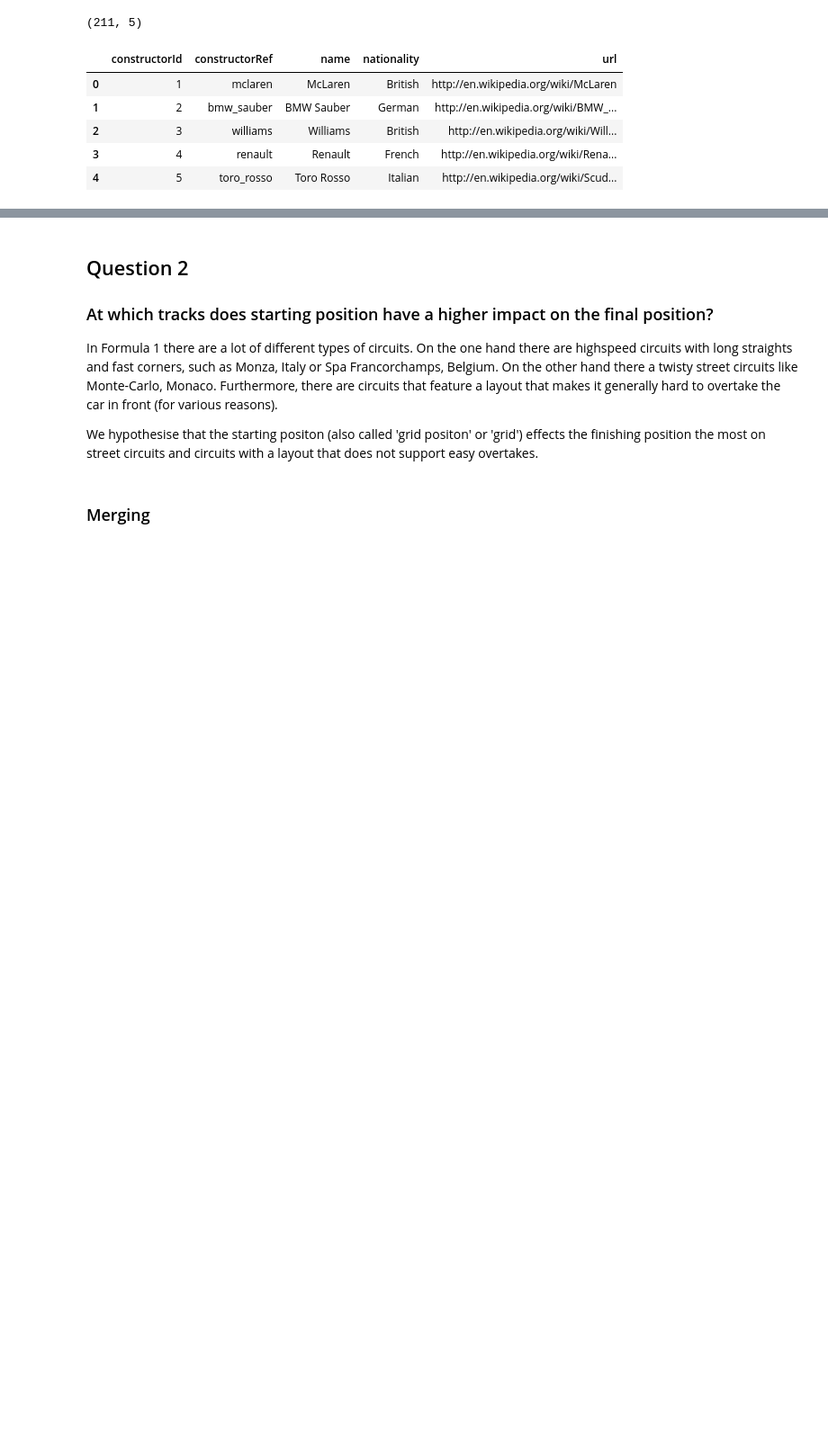
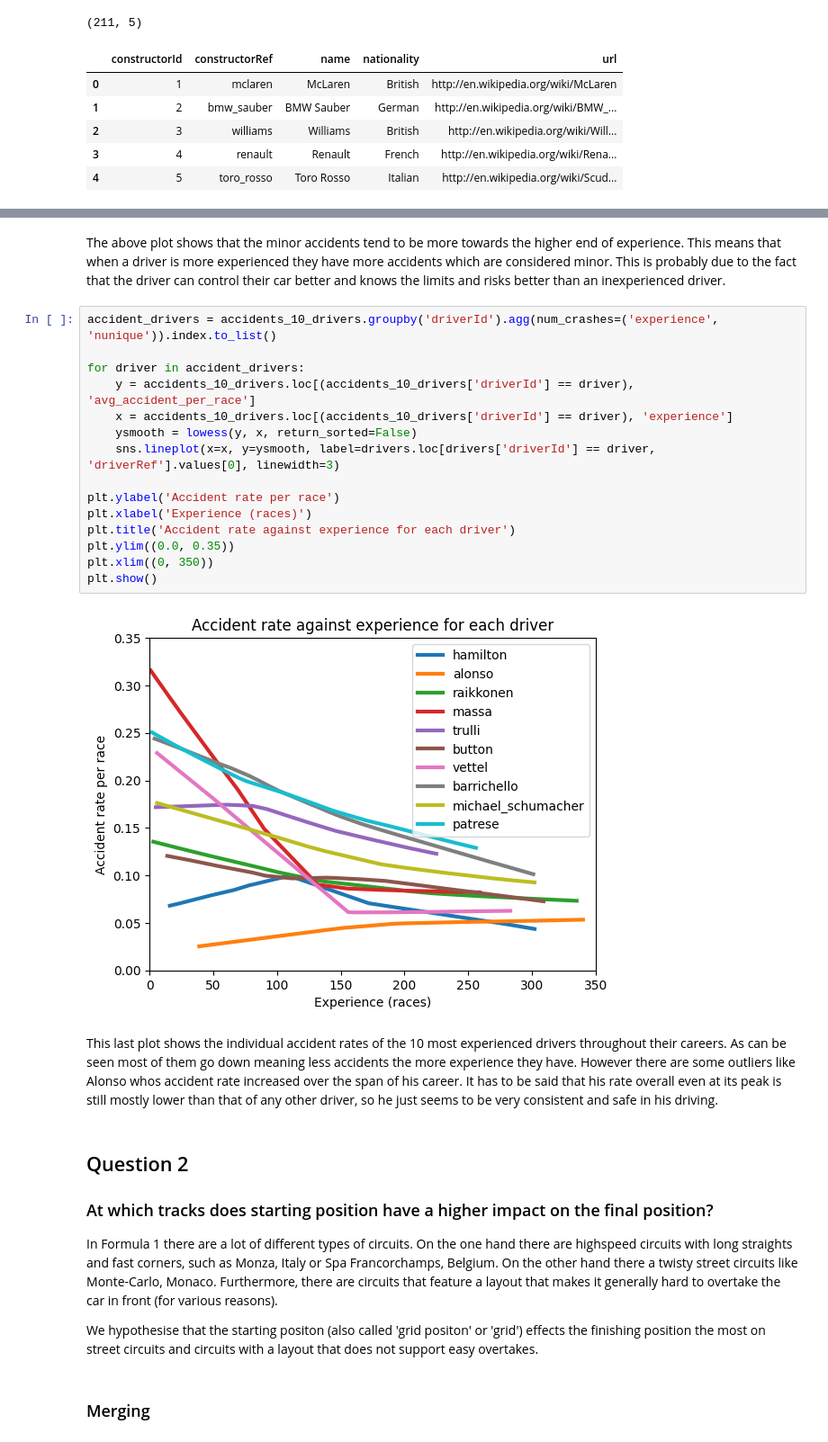
Before and after one commit to MatthewFoster02/The-Formula-Behind-Formula-1-Driven-By-Data, a Jupyter notebook: src/data_madness_group_44.ipynb, the cells around one changed output, grey strips where cells are left out. Shown at 90% size. Saved outputs shown, nothing was run; the diff lists cells and outputs as text; blank space fills up the shorter version.

```diff
--- a/src/data_madness_group_44.ipynb
+++ b/src/data_madness_group_44.ipynb
@@ -129,3 +325,24 @@ status.head()
+# %% [markdown]
+The above plot shows that the minor accidents tend to be more towards the higher end of experience. This means that when a driver is more experienced they have more accidents which are considered minor. This is probably due to the fact that the driver can control their car better and knows the limits and risks better than an inexperienced driver.
+# %%
+accident_drivers = accidents_10_drivers.groupby('driverId').agg(num_crashes=('experience', 'nunique')).index.to_list()
+
+for driver in accident_drivers:
+    y = accidents_10_drivers.loc[(accidents_10_drivers['driverId'] == driver), 'avg_accident_per_race']
+    x = accidents_10_drivers.loc[(accidents_10_drivers['driverId'] == driver), 'experience']
+    ysmooth = lowess(y, x, return_sorted=False)
+    sns.lineplot(x=x, y=ysmooth, label=drivers.loc[drivers['driverId'] == driver, 'driverRef'].values[0], linewidth=3)
+
+plt.ylabel('Accident rate per race')
+plt.xlabel('Experience (races)')
+plt.title('Accident rate against experience for each driver')
+plt.ylim((0.0, 0.35))
+plt.xlim((0, 350))
+plt.show()
+# %% [output]
+[figure, added]
+# %% [markdown]
+This last plot shows the individual accident rates of the 10 most experienced drivers throughout their careers. As can be seen most of them go down meaning less accidents the more experience they have. However there are some outliers like Alonso whos accident rate increased over the span of his career. It has to be said that his rate overall even at its peak is still mostly lower than that of any other driver, so he just seems to be very consistent and safe in his driving.
 # %% [markdown]
 ## Question 2
 ### At which tracks does starting position have a higher impact on the final position?
```
Also changed, not shown: parts of 32 cells of this notebook, 1 other file.
